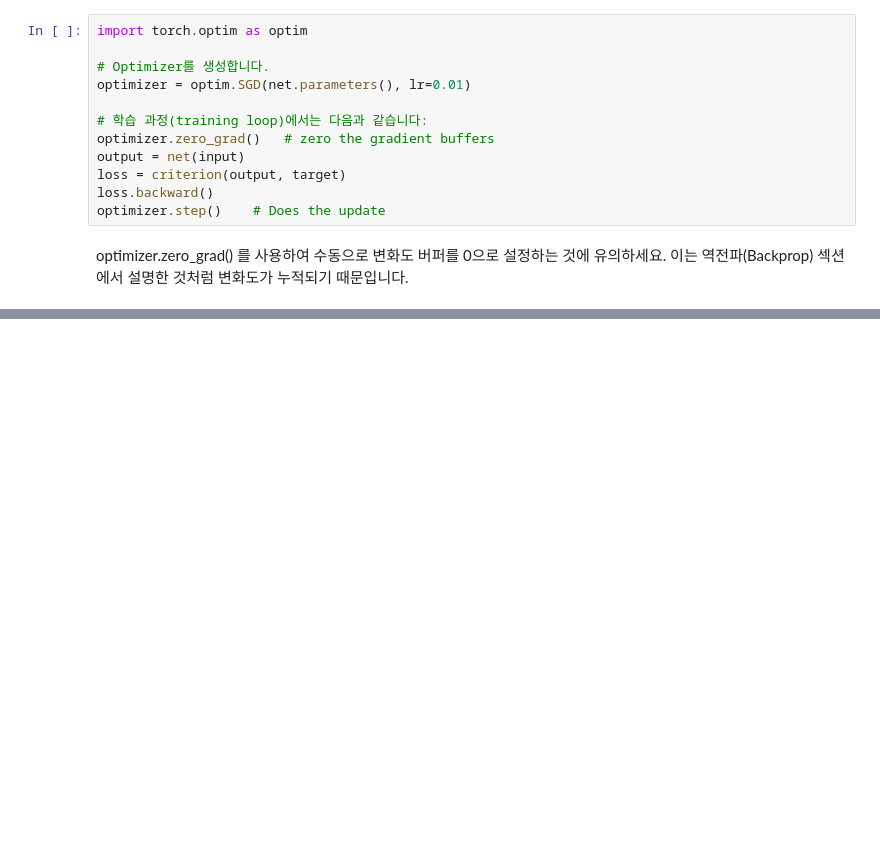
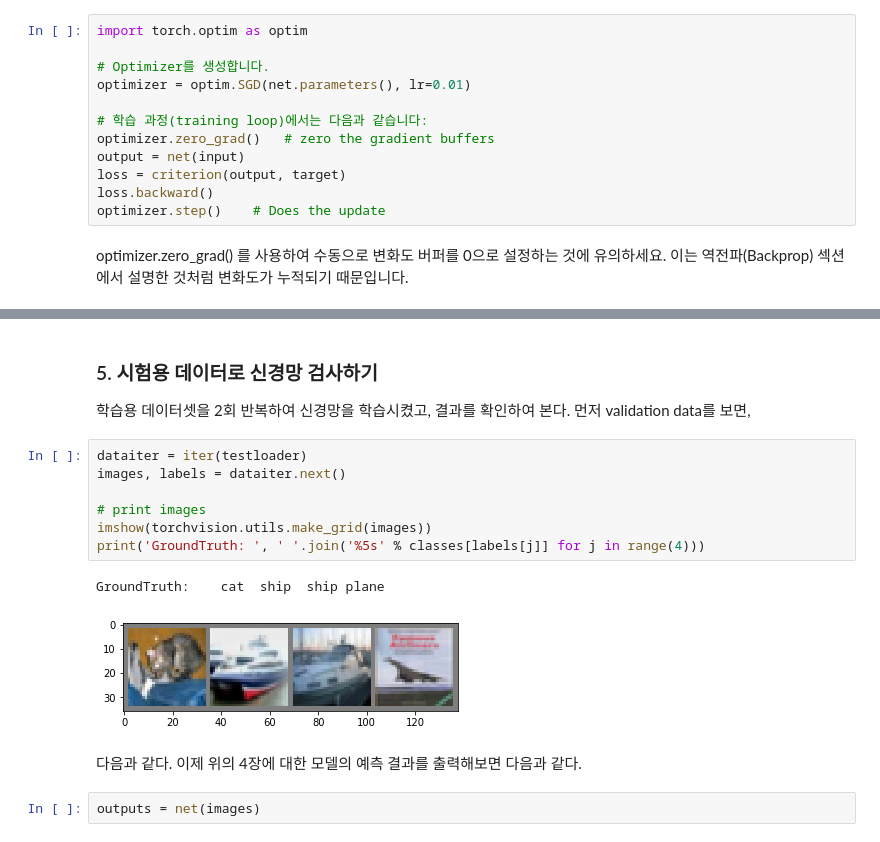
Before and after one commit to GreenGarnets/JupyterNotebook, a Jupyter notebook: Pytorch 튜토리얼 part.1.ipynb, the cells around one changed output, grey strips where cells are left out. Saved outputs shown, nothing was run; the diff lists cells and outputs as text; blank space fills up the shorter version.

```diff
--- a/Pytorch 튜토리얼 part.1.ipynb
+++ b/Pytorch 튜토리얼 part.1.ipynb
@@ -439,0 +691,18 @@ optimizer.zero_grad() 를 사용하여 수동으로 변화도 버퍼를 0으로
+# %% [markdown]
+### 5. 시험용 데이터로 신경망 검사하기
+학습용 데이터셋을 2회 반복하여 신경망을 학습시켰고, 결과를 확인하여 본다.
+먼저 validation data를 보면,
+# %%
+dataiter = iter(testloader)
+images, labels = dataiter.next()
+
+# print images
+imshow(torchvision.utils.make_grid(images))
+print('GroundTruth: ', ' '.join('%5s' % classes[labels[j]] for j in range(4)))
+# %% [output]
+GroundTruth:    cat  ship  ship plane
+[figure, added]
+# %% [markdown]
+다음과 같다. 이제 위의 4장에 대한 모델의 예측 결과를 출력해보면 다음과 같다.
+# %%
+outputs = net(images)
```
Also changed, not shown: parts of 35 cells of this notebook, 1 other file.
